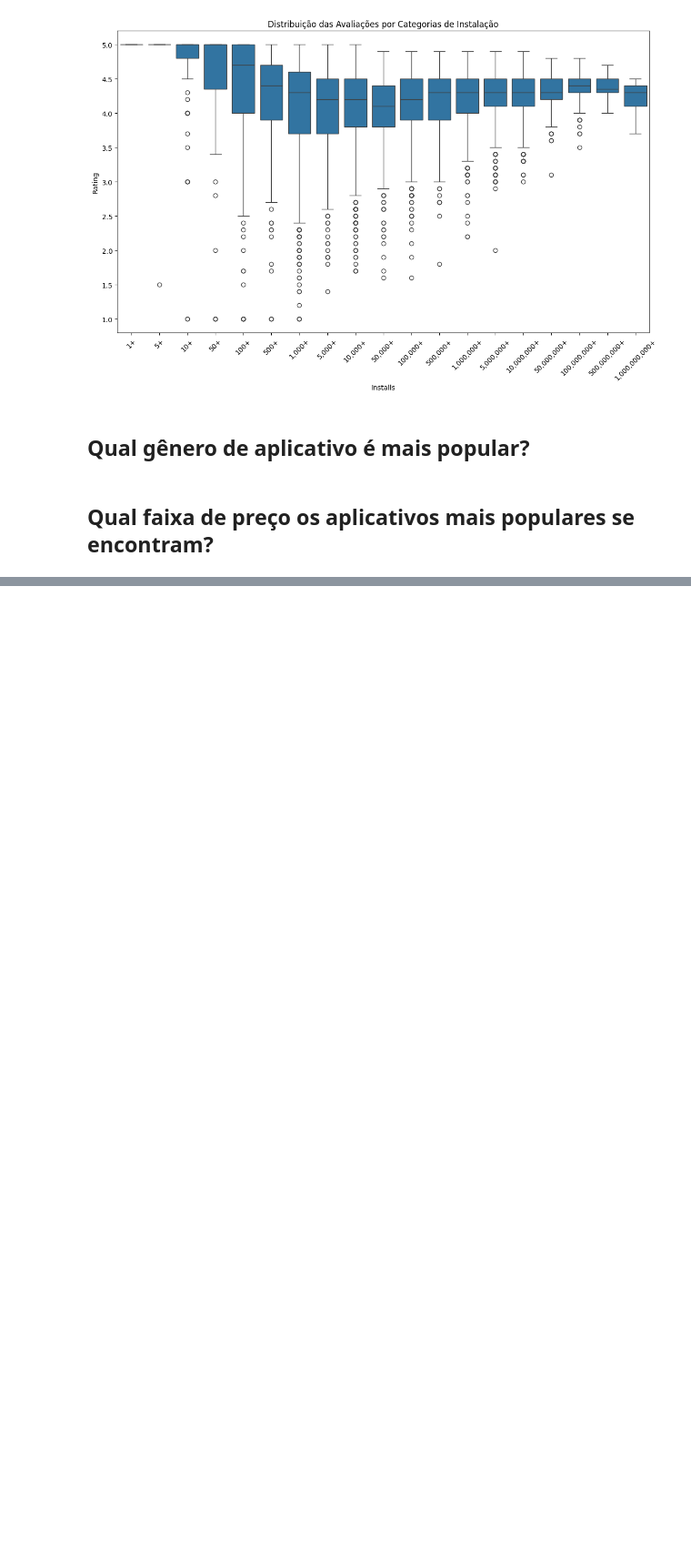
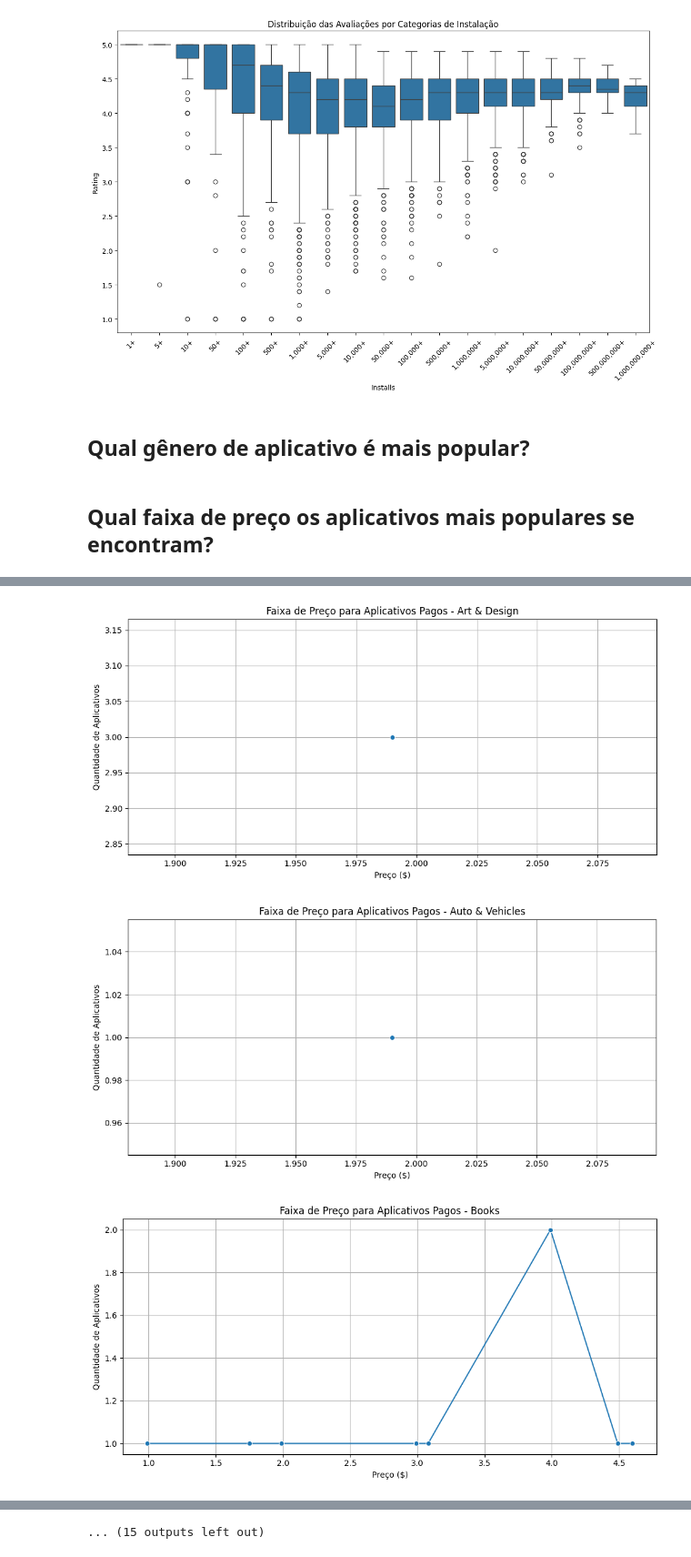
Before and after one commit to AlvaroSampaio/Google-play-store-apps, a Jupyter notebook: notebooks/02-EDA.ipynb, the cells around one changed output, grey strips where cells are left out. Shown at 91% size. Cells and saved outputs as stored; diff of their text form; code cells hidden in the pictures; blank space fills up the shorter version.

Commit message:
Análise gráfica sobre o gênero dos aplicativos pagos

```diff
--- a/notebooks/02-EDA.ipynb
+++ b/notebooks/02-EDA.ipynb
@@ -197,0 +203,13 @@ plt.show()
+# %%
+#Separando apenas os aplicativos pagos
+df_paid = df[df['Type']=='Paid']
+# Calcular a média de preços por gênero
+media_precos_por_genero = df_paid.groupby('Genres_1')['Price'].mean().reset_index()
+
+# Renomear as colunas para uma melhor apresentação
+media_precos_por_genero.columns = ['Gênero', 'Média de Preço']
+
+# Ordenar a tabela em ordem decrescente da média de preço, se necessário
+media_precos_por_genero = media_precos_por_genero.sort_values(by='Média de Preço', ascending=False)
+
+media_precos_por_genero
@@ -197,0 +234,27 @@ plt.show()
+# %%
+# Agrupar por Gênero e calcular a média dos preços para cada gênero
+price_by_genre = df_paid.groupby(['Genres_1', 'Price']).size().reset_index(name='Count')
+
+# Ordenar por gênero e preço
+price_by_genre = price_by_genre.sort_values(by=['Genres_1', 'Price'])
+
+# Obter lista de gêneros únicos
+unique_genres = price_by_genre['Genres_1'].unique()
+
+# Criar um gráfico para cada gênero
+for genre in unique_genres:
+    genre_data = price_by_genre[price_by_genre['Genres_1'] == genre]
+
+    plt.figure(figsize=(10, 5))
+    sns.lineplot(data=genre_data, x='Price', y='Count', marker='o')
+
+    plt.title(f'Faixa de Preço para Aplicativos Pagos - {genre}')
+    plt.xlabel('Preço ($)')
+    plt.ylabel('Quantidade de Aplicativos')
+    plt.grid(True)
+    plt.tight_layout()
+    plt.show()
+# %% [output]
+[figure, added]
+[figure, added]
+[figure, added]
@@ -197,0 +270 @@ plt.show()
+... (15 outputs left out)
```
Also changed, not shown: parts of 4 cells of this notebook.
